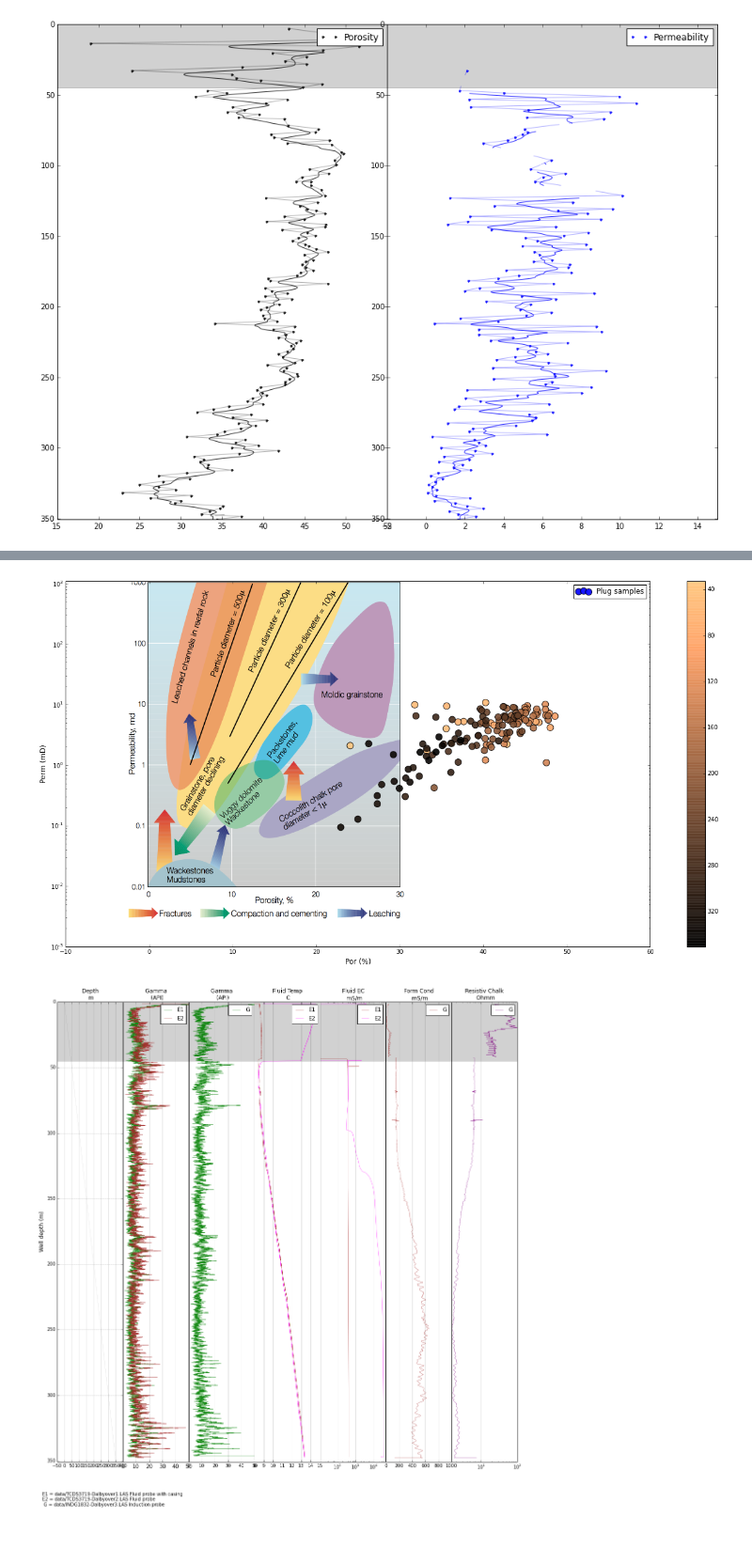
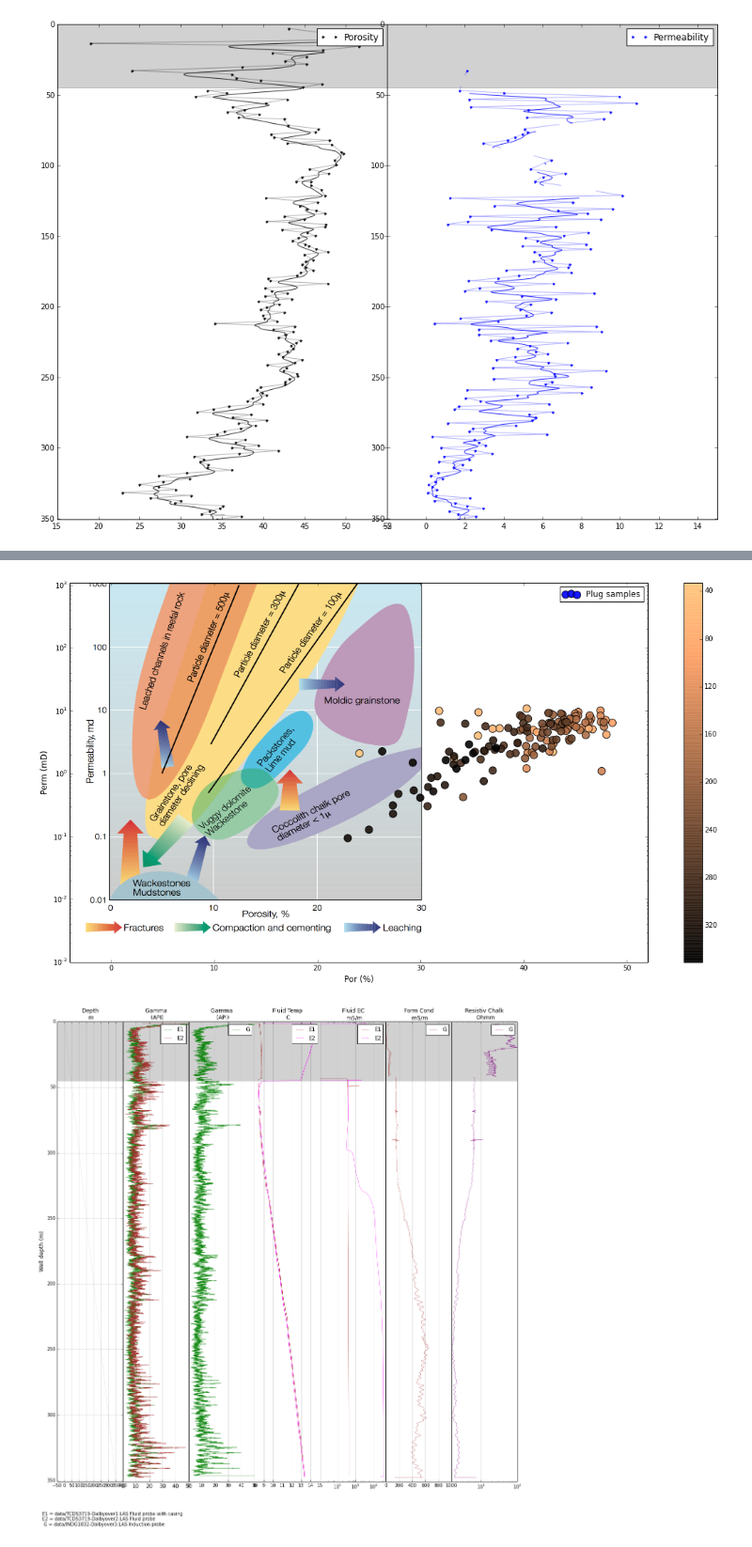
Before and after one commit to TobbeTripitaka/Dalbyover, a Jupyter notebook: Dalbyover sonic log.ipynb, the cells around one changed output, grey strips where cells are left out. Shown at 94% size. Cells and saved outputs as stored; diff of their text form; code cells hidden in the pictures.

Commit message:
Fix plots

```diff
--- a/Dalbyover sonic log.ipynb
+++ b/Dalbyover sonic log.ipynb
@@ -349,31 +349,31 @@ And ploted with plug data:
 # %%
 PERM_inter = data['PERMEABILITY'].interpolate(method='slinear', order=2,limit=300, limit_direction='both')
 POR_inter = data['POROSITY'].interpolate(method='slinear', order=2,limit=300, limit_direction='both')
 
-fig = plt.figure(figsize=(22,11))
+fig = plt.figure(figsize=(19,10))
 ax = plt.gca()
 
 mask = np.isfinite(data['POROSITY'])
 color_depth = data['DEPTH'][mask]
 #cm = plt.cm.get_cmap('RdYlBu')
 
 por_per = ax.scatter(data['POROSITY'][mask], data['PERMEABILITY'][mask],
                      c=color_depth, s=120, label='Plug samples', cmap='copper_r', alpha=0.9)
 ax.set_yscale('log')
 cbar=plt.colorbar(por_per)
 cbar.ax.invert_yaxis()
 plt.legend()
 plt.xlabel('Por (%)', fontsize = 12)
 plt.ylabel('Perm (mD)', fontsize = 12)
-plt.xlim(-10, 60)
+plt.xlim(-4, 52)
 plt.ylim(0.001, 1100)
 
 im = plt.imread('images/Akbar_et_al.png')
 plt.imshow(im, extent=[-4.5, 31.4, 0.002, 1500],interpolation='bicubic')
 
 plt.show()
 # %% [output]
-[figure, old version]
+[figure, new version]
 # %%
 # Apply smoothing filter kernel is median window size, must be odd
 kernel=99
```
